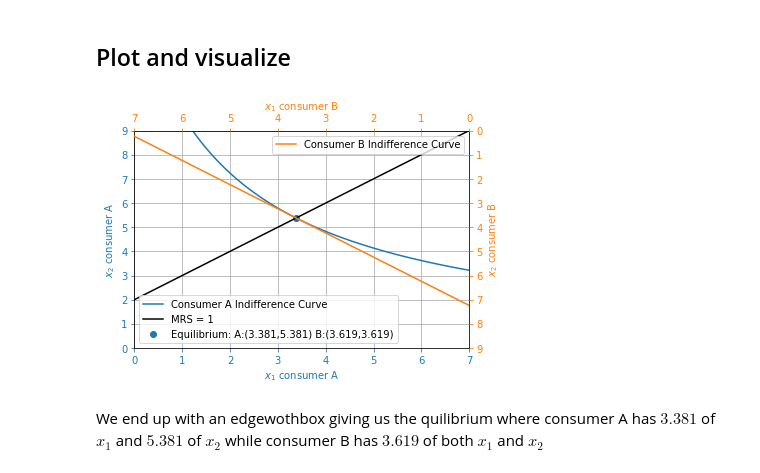
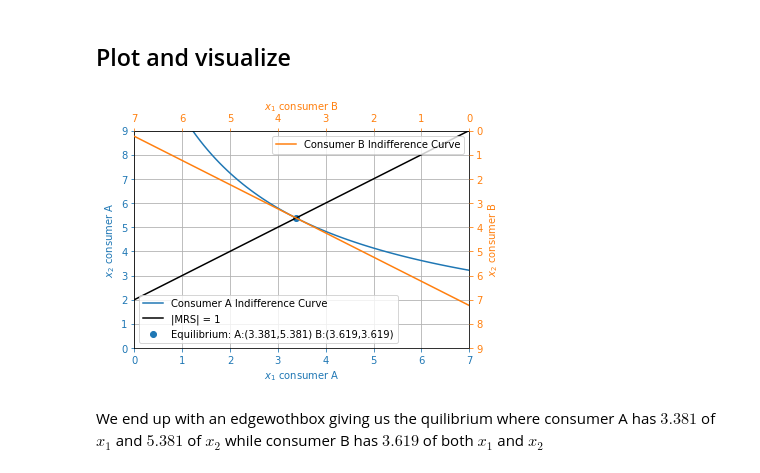
Before and after one commit to NumEconCopenhagen/projects-2020-tobiasharald, a Jupyter notebook: modelproject/modelproject.ipynb, the cells around one changed output. Saved outputs shown, nothing was run; the diff lists cells and outputs as text; code cells hidden in the pictures.

```diff
--- a/modelproject/modelproject.ipynb
+++ b/modelproject/modelproject.ipynb
@@ -413,35 +413,35 @@ fig=plt.figure()
 ax=fig.add_subplot(111, label="1")
 ax2=fig.add_subplot(111, label="2", frame_on=False)
 
 #Plotting Consumer A
 ax.plot(x1, x2_A(x1), color="C0")
 ax.scatter(float(x1_sol_A),float(x2_sol_A))
 ax.plot(x1,x2_MRS(x1),color='black')
 ax.set_xlabel("$x_1$ consumer A", color="C0")
 ax.set_ylabel("$x_2$ consumer A", color="C0")
 ax.axis([0,X1_star,0,X2_star]);
 ax.tick_params(axis='x', colors="C0")
 ax.tick_params(axis='y', colors="C0")
-ax.legend(['Consumer A Indifference Curve','MRS = 1',f'Equilibrium: A:({float(x1_sol_A):.3f},{float(x2_sol_A):.3f}) B:({float(x1_sol_B):.3f},{float(x2_sol_B):.3f})'],loc=3)
+ax.legend(['Consumer A Indifference Curve','|MRS| = 1',f'Equilibrium: A:({float(x1_sol_A):.3f},{float(x2_sol_A):.3f}) B:({float(x1_sol_B):.3f},{float(x2_sol_B):.3f})'],loc=3)
 
 #Plotting Consumer B
 ax2.plot(x1, x2_B(x1), color="C1")
 ax2.xaxis.tick_top()
 ax2.yaxis.tick_right()
 ax2.set_xlabel('$x_1$ consumer B', color="C1")
 ax2.set_ylabel('$x_2$ consumer B', color="C1")
 ax2.xaxis.set_label_position('top')
 ax2.yaxis.set_label_position('right')
 ax2.axis([X1_star,0,X2_star,0]);
 ax.grid(b=True);
 ax2.tick_params(axis='x', colors="C1")
 ax2.tick_params(axis='y', colors="C1")
 ax2.legend(['Consumer B Indifference Curve'],loc=1)
 
 
 plt.show()
 # %% [output]
-[figure, old version]
+[figure, new version]
 # %% [markdown]
 We end up with an edgewothbox giving us the quilibrium where consumer A has $3.381$ of $x_1$ and $5.381$ of $x_2$ while consumer B has $3.619$ of both $x_1$ and $x_2$
 # %% [markdown]
```
